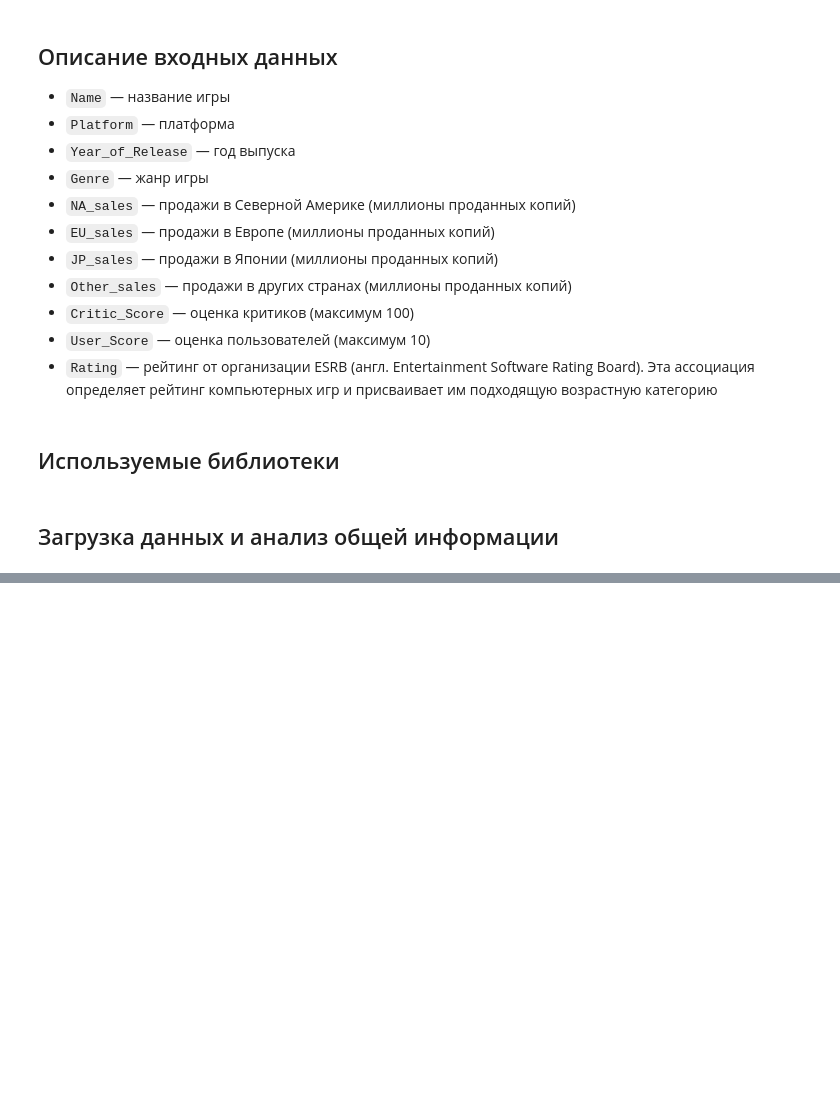
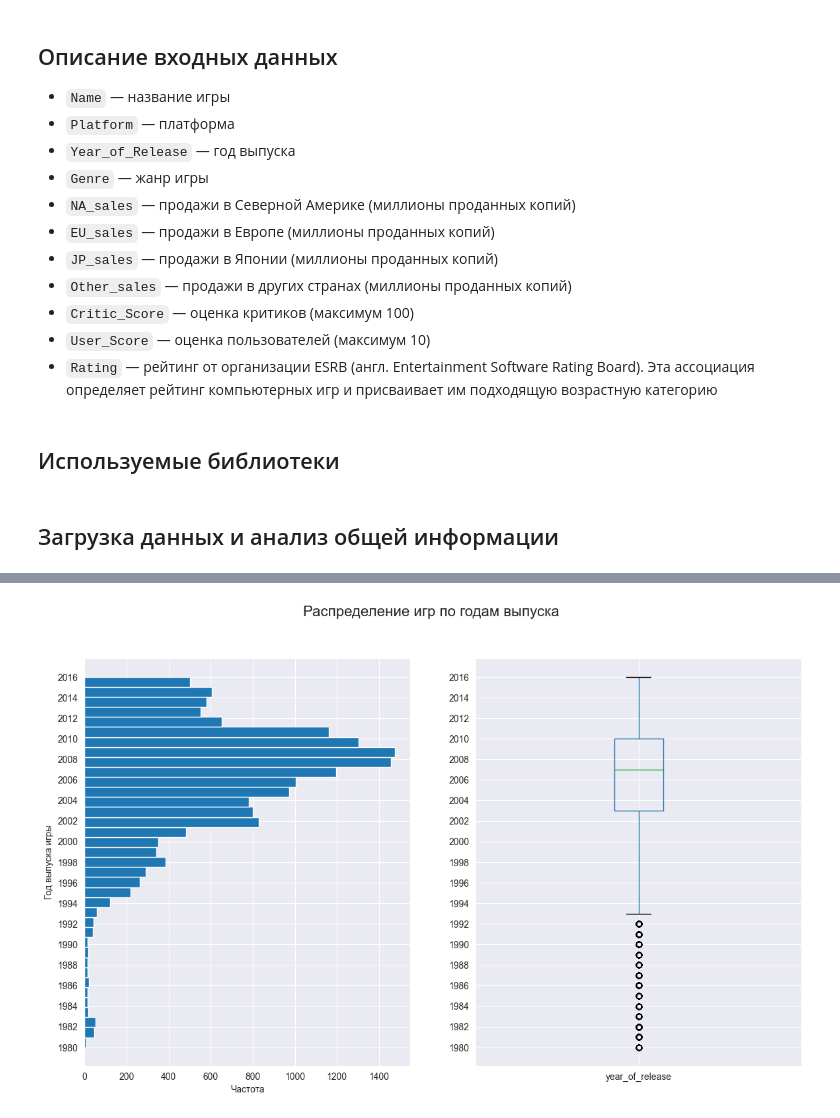
Before and after one commit to max150797/DataScience_Projects, a Jupyter notebook: Проекты по анализу данных/Исследование продаж компьютерных игр для планирования рекламных кампаний магазина/Исследование рынка компьютерных игр.ipynb, the cells around one changed output, grey strips where cells are left out. Cells and saved outputs as stored; diff of their text form; code cells hidden in the pictures; blank space fills up the shorter version.

```diff
--- a/Проекты по анализу данных/Исследование продаж компьютерных игр для планирования рекламных кампаний магазина/Исследование рынка компьютерных игр.ipynb
+++ b/Проекты по анализу данных/Исследование продаж компьютерных игр для планирования рекламных кампаний магазина/Исследование рынка компьютерных игр.ipynb
@@ -71,0 +127,2 @@ plt.show()
+# %%
+data = data.dropna(subset=['name'])
@@ -71,0 +136,9 @@ plt.show()
+# %%
+platforms = data['platform'].unique()
+# произведем замену
+for platform in platforms:
+    data.loc[(data['platform'] == platform) & (data['year_of_release'].isna()), 'year_of_release'] = \
+    data.loc[(data['platform'] == platform), 'year_of_release'].median()
+
+# скорректируем тип данных
+data['year_of_release'] = data['year_of_release'].astype('int64')
@@ -71,0 +202,17 @@ plt.show()
+# %%
+# посчитаем суммарные продажи
+data['total_sales'] = data['na_sales'] + data['eu_sales'] + data['jp_sales'] + data['other_sales']
+# %%
+rating_classification = {'E': 'Для всех',
+                         'M': 'Для взрослых',
+                         'T': 'Подросткам',
+                         'E10+': 'Для всех от 10 лет',
+                         'K-A': 'Для всех',
+                         'AO': 'Для взрослых',
+                         'EC': 'Для детей младшего возраста',
+                         'RP': np.nan,
+                         'RP 17+': 'Рейтинг ожидается - примерно 17+'}
+
+# создадим столбец с расшифрованным рейтингом
+data['rating_info'] = data['rating'].apply(lambda x: rating_classification[x] if x is not np.nan else x)
+data['rating_info'].value_counts()
@@ -71,0 +230,19 @@ plt.show()
+# %%
+fig, axes = plt.subplots(1, 2, figsize=(14, 8))
+
+data['year_of_release'].plot(kind='hist', bins=37, orientation='horizontal', ax=axes[0])
+data.boxplot(['year_of_release'], ax=axes[1])
+
+axes[0].set_ylabel('Год выпуска игры')
+axes[0].set_xlabel('Частота')
+
+ticks = np.arange(data['year_of_release'].min(),
+                     data['year_of_release'].max()+2,
+                     2)
+axes[0].set_yticks(ticks)
+axes[1].set_yticks(ticks)
+fig.suptitle('Распределение игр по годам выпуска', fontsize=16)
+
+plt.show()
+# %% [output]
+[figure, added]
```
Also changed, not shown: parts of 49 cells of this notebook, 1 other file.
